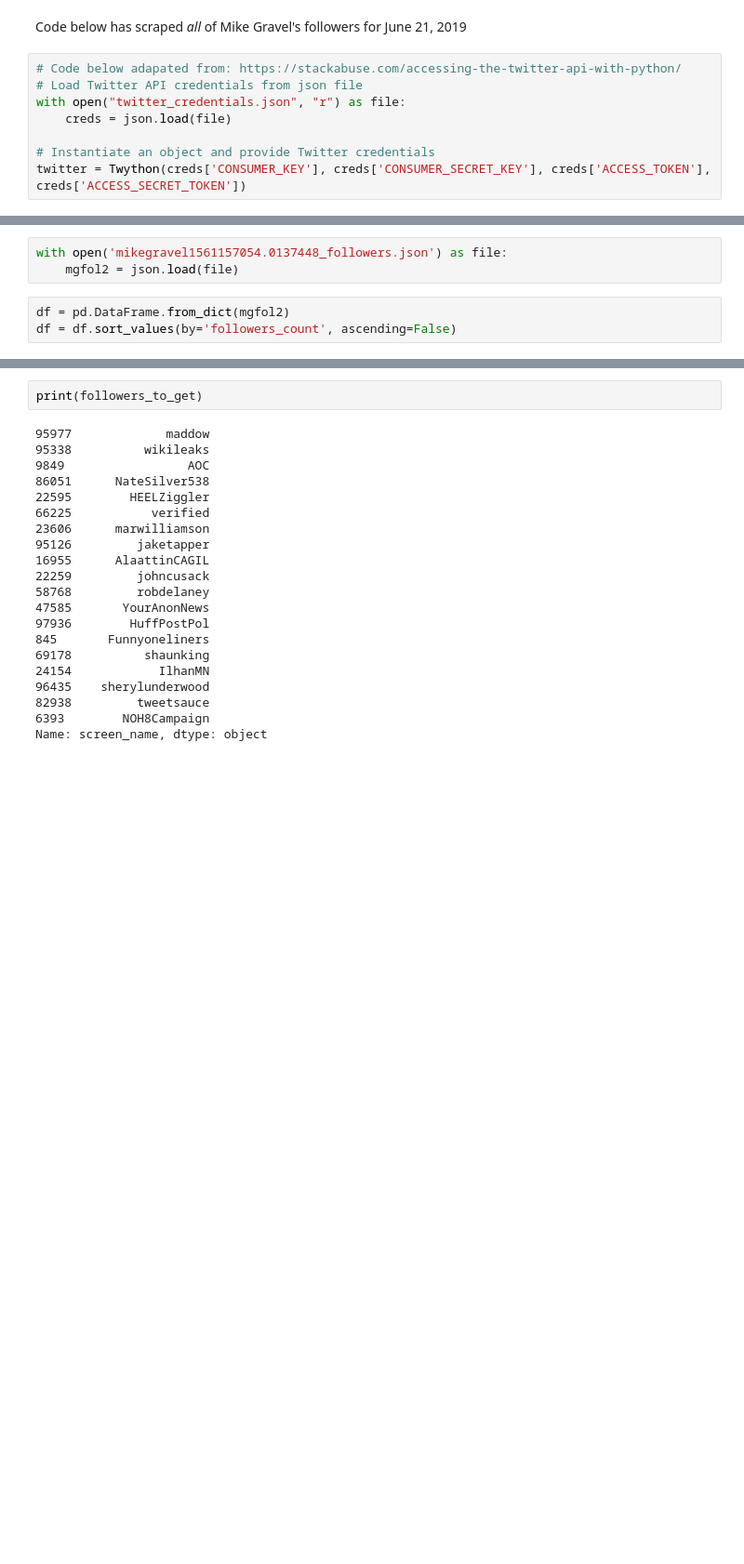
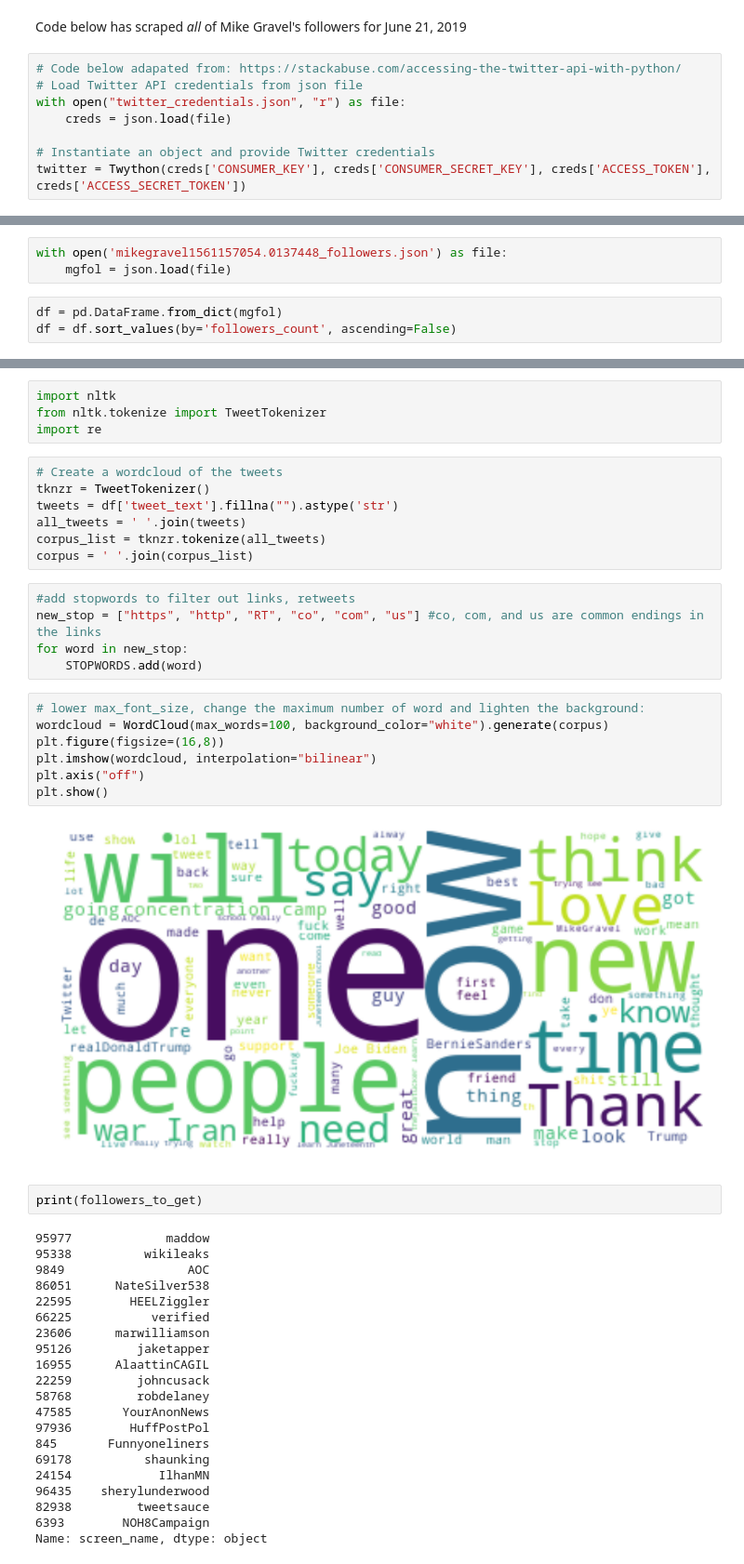
Before and after one commit to aliceafriedman/team6_final, a Jupyter notebook: Team_6_Final_Project_DATA620.ipynb, the cells around one changed output, grey strips where cells are left out. Shown at 93% size. Drawn from its saved outputs; the diff is of its cells as text; blank space fills up the shorter version.

Commit message:
Added more data
file name contains ascii time

```diff
--- a/Team_6_Final_Project_DATA620.ipynb
+++ b/Team_6_Final_Project_DATA620.ipynb
@@ -95,8 +95,8 @@ Saving mikegravel's followers to JSON file
 # %%
 with open('mikegravel1561157054.0137448_followers.json') as file:
-    mgfol2 = json.load(file)
+    mgfol = json.load(file)
 # %%
-df = pd.DataFrame.from_dict(mgfol2)
+df = pd.DataFrame.from_dict(mgfol)
 df = df.sort_values(by='followers_count', ascending=False)
 # %%
 mgfol.keys()
@@ -111,3 +125,28 @@ followers_to_get = df['screen_name'][0:19]
+# %%
+import nltk
+from nltk.tokenize import TweetTokenizer
+import re
+# %%
+# Create a wordcloud of the tweets
+tknzr = TweetTokenizer()
+tweets = df['tweet_text'].fillna("").astype('str')
+all_tweets = ' '.join(tweets)
+corpus_list = tknzr.tokenize(all_tweets)
+corpus = ' '.join(corpus_list)
+# %%
+#add stopwords to filter out links, retweets
+new_stop = ["https", "http", "RT", "co", "com", "us"] #co, com, and us are common endings in the links
+for word in new_stop:
+    STOPWORDS.add(word)
+# %%
+# lower max_font_size, change the maximum number of word and lighten the background:
+wordcloud = WordCloud(max_words=100, background_color="white").generate(corpus)
+plt.figure(figsize=(16,8))
+plt.imshow(wordcloud, interpolation="bilinear")
+plt.axis("off")
+plt.show()
+# %% [output]
+[figure, added]
 # %%
 print(followers_to_get)
 # %% [output]
```
Also changed, not shown: parts of 6 cells of this notebook, 4 other files.
